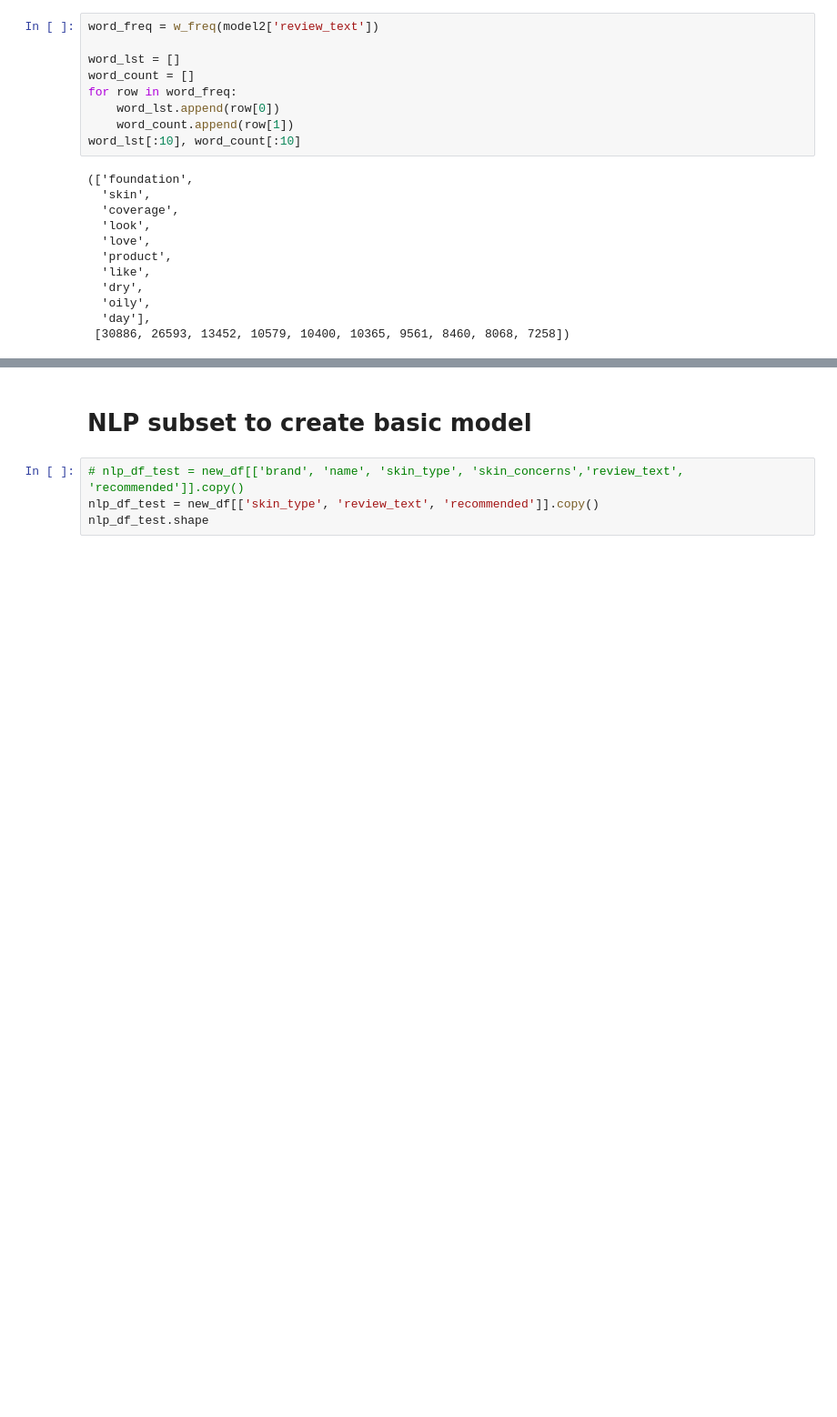
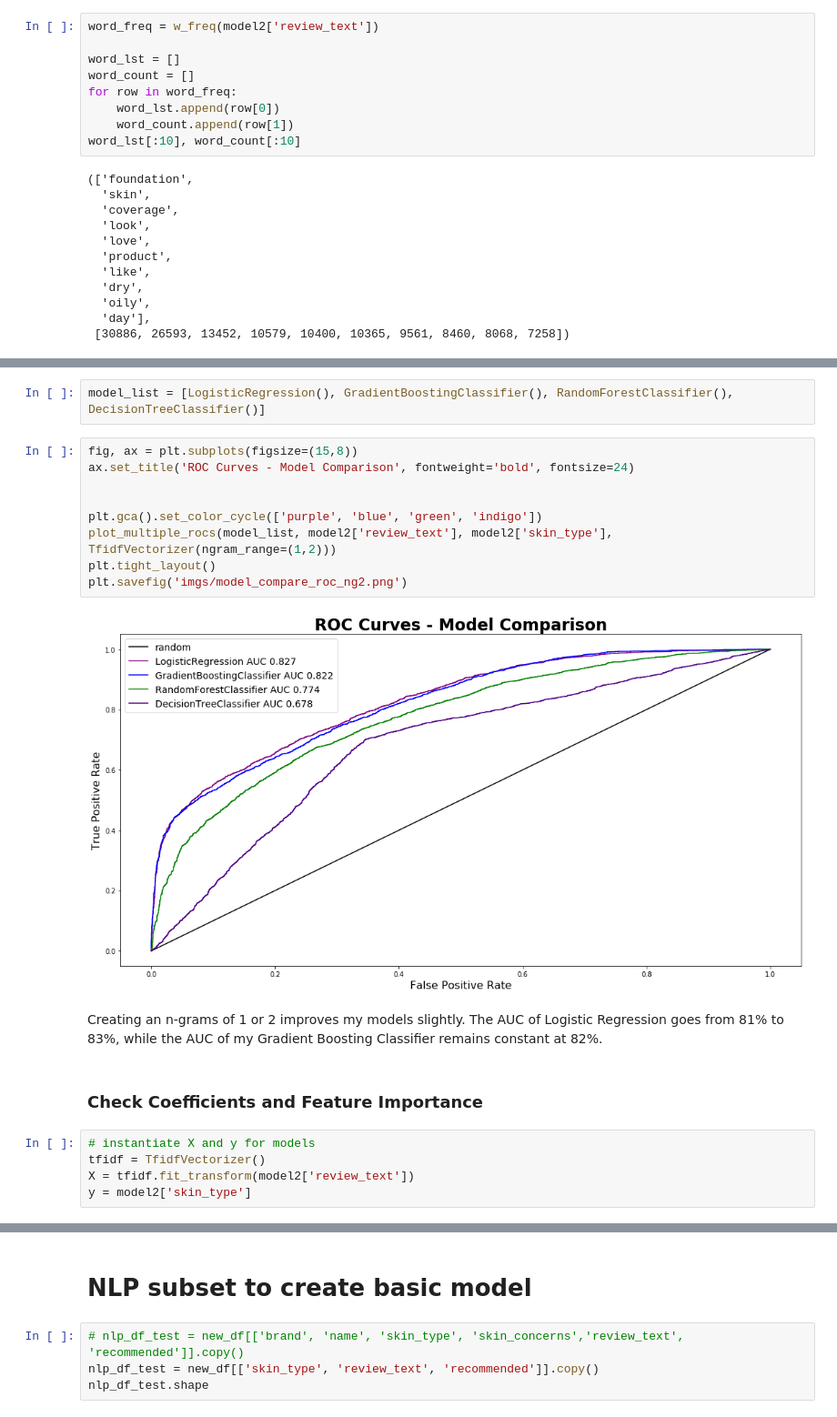
Before and after one commit to nicleong27/Beauty_Reviews, a Jupyter notebook: Reviews-Modelling.ipynb, the cells around one changed output, grey strips where cells are left out. Shown at 91% size. Cells and saved outputs as stored; diff of their text form; blank space fills up the shorter version.

```diff
--- a/Reviews-Modelling.ipynb
+++ b/Reviews-Modelling.ipynb
@@ -634,0 +647,22 @@ word_lst[:10], word_count[:10]
+# %%
+model_list = [LogisticRegression(), GradientBoostingClassifier(), RandomForestClassifier(), DecisionTreeClassifier()]
+# %%
+fig, ax = plt.subplots(figsize=(15,8))
+ax.set_title('ROC Curves - Model Comparison', fontweight='bold', fontsize=24)
+
+
+plt.gca().set_color_cycle(['purple', 'blue', 'green', 'indigo'])
+plot_multiple_rocs(model_list, model2['review_text'], model2['skin_type'], TfidfVectorizer(ngram_range=(1,2)))
+plt.tight_layout()
+plt.savefig('imgs/model_compare_roc_ng2.png')
+# %% [output]
+[figure, added]
+# %% [markdown]
+Creating an n-grams of 1 or 2 improves my models slightly. The AUC of Logistic Regression goes from 81% to 83%, while the AUC of my Gradient Boosting Classifier remains constant at 82%.
+# %% [markdown]
+### Check Coefficients and Feature Importance
+# %%
+# instantiate X and y for models
+tfidf = TfidfVectorizer()
+X = tfidf.fit_transform(model2['review_text'])
+y = model2['skin_type']
```
Also changed, not shown: parts of 9 cells of this notebook.
